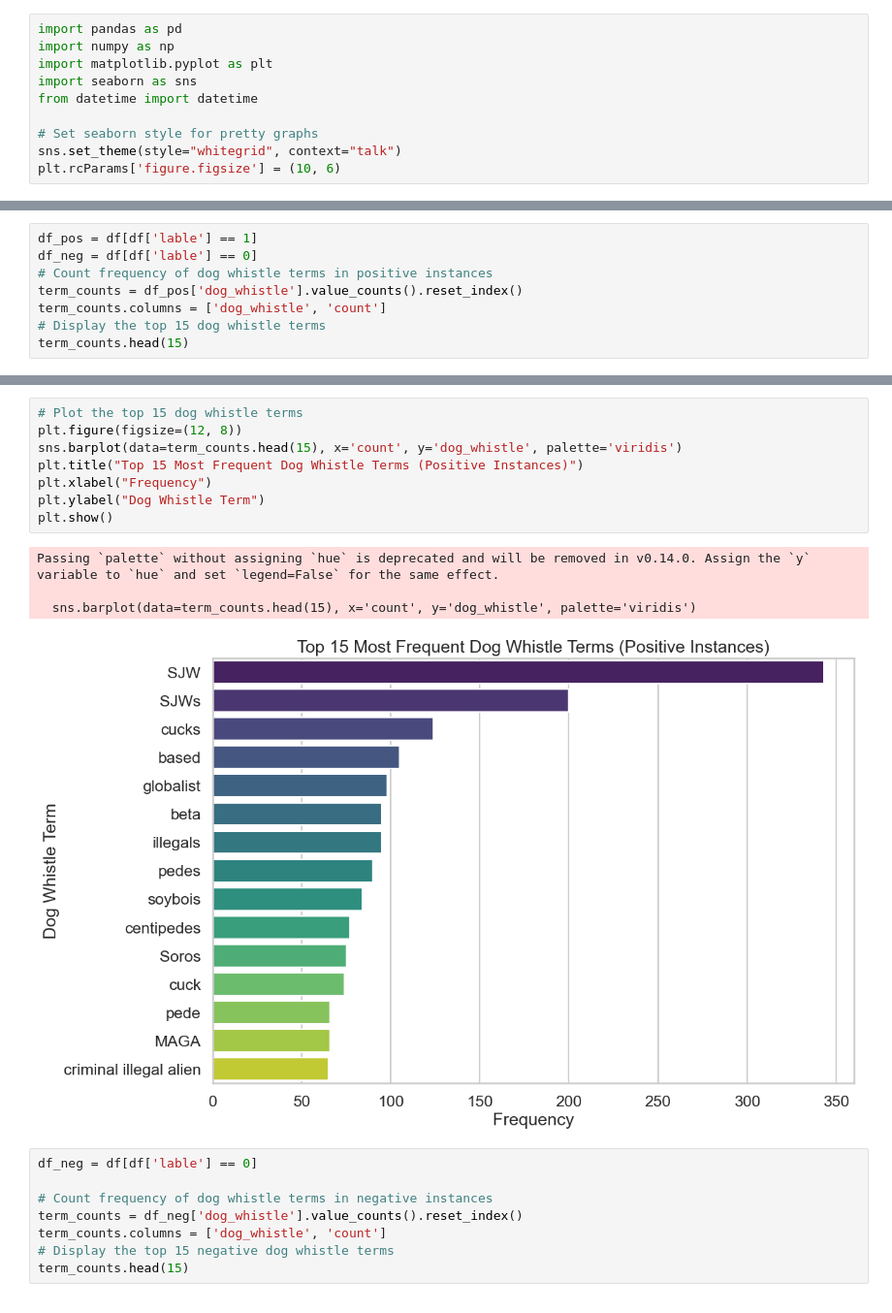
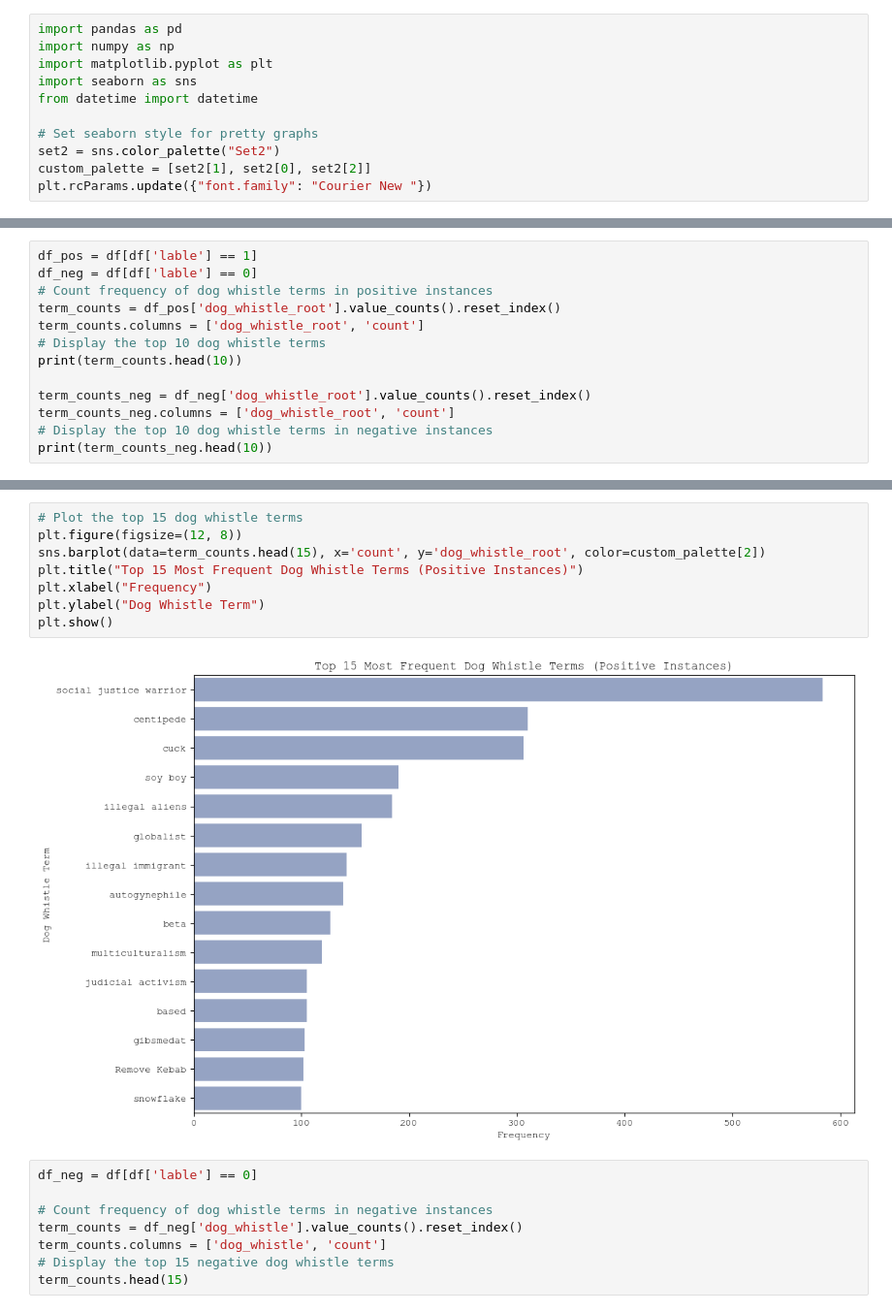
Before and after one commit to lino-zurmuehl/Master_Thesis_Dogwhistle, a Jupyter notebook: EDA.ipynb, the cells around one changed output, grey strips where cells are left out. Shown at 97% size. Saved outputs shown, nothing was run; the diff lists cells and outputs as text.

```diff
--- a/EDA.ipynb
+++ b/EDA.ipynb
@@ -6,5 +6,6 @@ import seaborn as sns
 from datetime import datetime
 
 # Set seaborn style for pretty graphs
-sns.set_theme(style="whitegrid", context="talk")
-plt.rcParams['figure.figsize'] = (10, 6)
+set2 = sns.color_palette("Set2")
+custom_palette = [set2[1], set2[0], set2[2]]
+plt.rcParams.update({"font.family": "Courier New "})
@@ -52,8 +57,13 @@ Passing `palette` without assigning `hue` is deprecated and will be removed in v
 df_pos = df[df['lable'] == 1]
 df_neg = df[df['lable'] == 0]
 # Count frequency of dog whistle terms in positive instances
-term_counts = df_pos['dog_whistle'].value_counts().reset_index()
-term_counts.columns = ['dog_whistle', 'count']
-# Display the top 15 dog whistle terms
-term_counts.head(15)
+term_counts = df_pos['dog_whistle_root'].value_counts().reset_index()
+term_counts.columns = ['dog_whistle_root', 'count']
+# Display the top 10 dog whistle terms
+print(term_counts.head(10))
+
+term_counts_neg = df_neg['dog_whistle_root'].value_counts().reset_index()
+term_counts_neg.columns = ['dog_whistle_root', 'count']
+# Display the top 10 dog whistle terms in negative instances
+print(term_counts_neg.head(10))
 # %% [output]
@@ -76,16 +106,13 @@ term_counts.head(15)
 # %%
 # Plot the top 15 dog whistle terms
 plt.figure(figsize=(12, 8))
-sns.barplot(data=term_counts.head(15), x='count', y='dog_whistle', palette='viridis')
+sns.barplot(data=term_counts.head(15), x='count', y='dog_whistle_root', color=custom_palette[2])
 plt.title("Top 15 Most Frequent Dog Whistle Terms (Positive Instances)")
 plt.xlabel("Frequency")
 plt.ylabel("Dog Whistle Term")
 plt.show()
 # %% [output]
-Passing `palette` without assigning `hue` is deprecated and will be removed in v0.14.0. Assign the `y` variable to `hue` and set `legend=False` for the same effect.
-
-  sns.barplot(data=term_counts.head(15), x='count', y='dog_whistle', palette='viridis')
-[figure, old version]
+[figure, new version]
 # %%
 df_neg = df[df['lable'] == 0]
 
```
Also changed, not shown: parts of 10 cells of this notebook, 1 other file.
